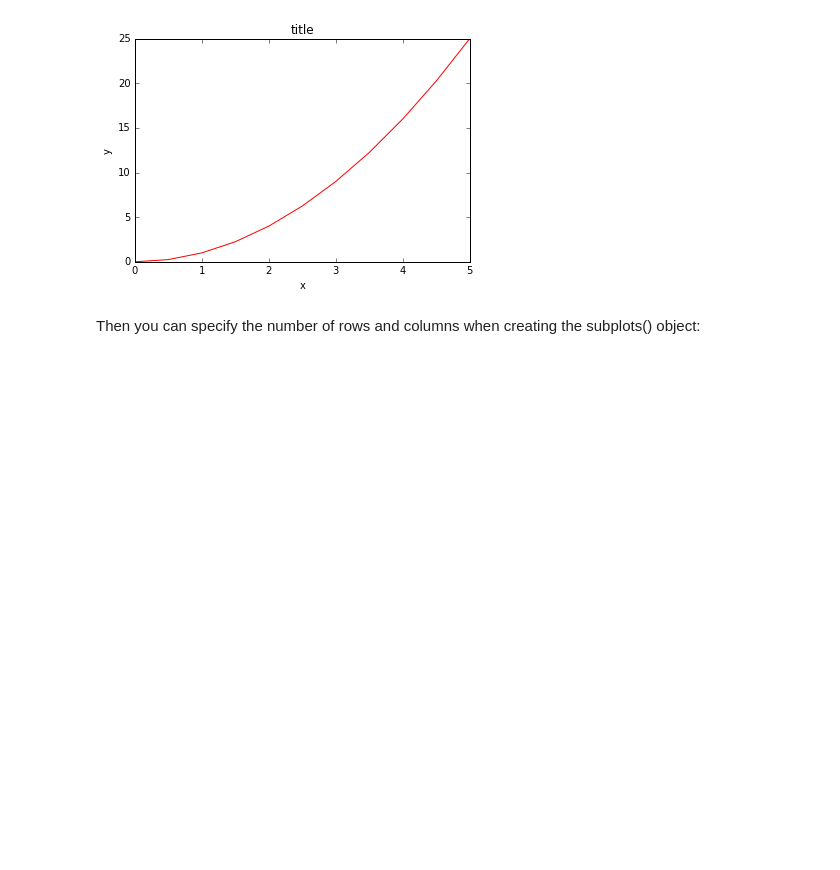
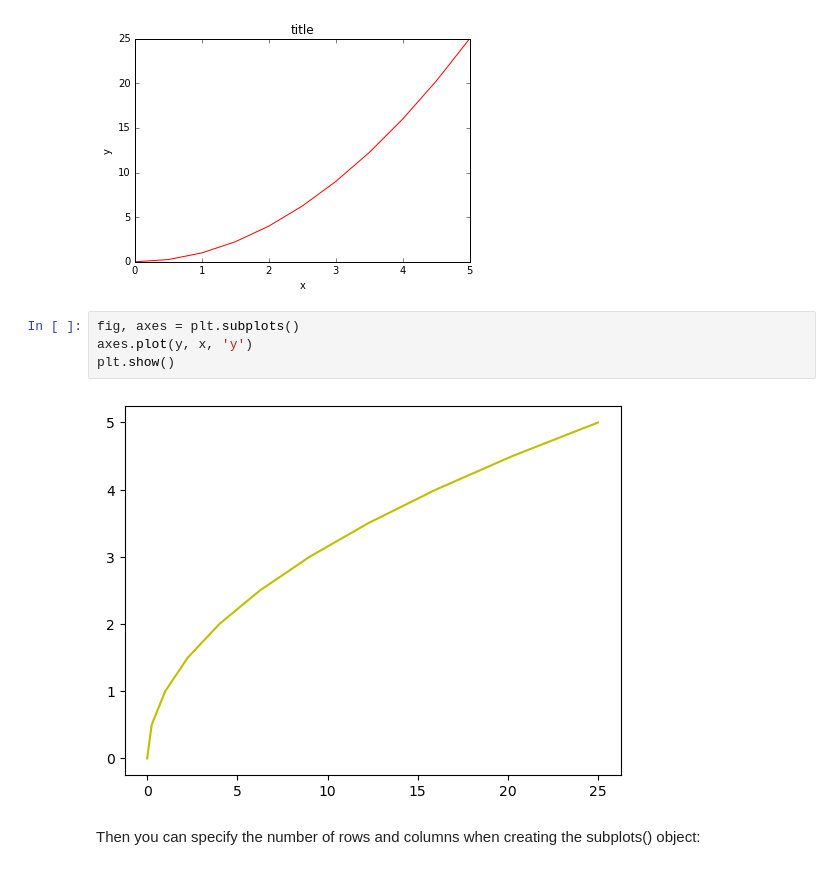
Before and after one commit to tasninanika/Graphing_Matplotlib, a Jupyter notebook: 01-Matplotlib Concepts Lecture.ipynb, the cells around one changed output. Cells and saved outputs as stored; diff of their text form; blank space fills up the shorter version.

Commit message:
create figure using figure

```diff
--- a/01-Matplotlib Concepts Lecture.ipynb
+++ b/01-Matplotlib Concepts Lecture.ipynb
@@ -189,6 +189,12 @@ axes.set_ylabel('y')
 axes.set_title('title');
 # %% [output]
 [figure]
+# %%
+fig, axes = plt.subplots()
+axes.plot(y, x, 'y')
+plt.show()
+# %% [output]
+[figure, added]
 # %% [markdown]
 Then you can specify the number of rows and columns when creating the subplots() object:
 # %%
```
